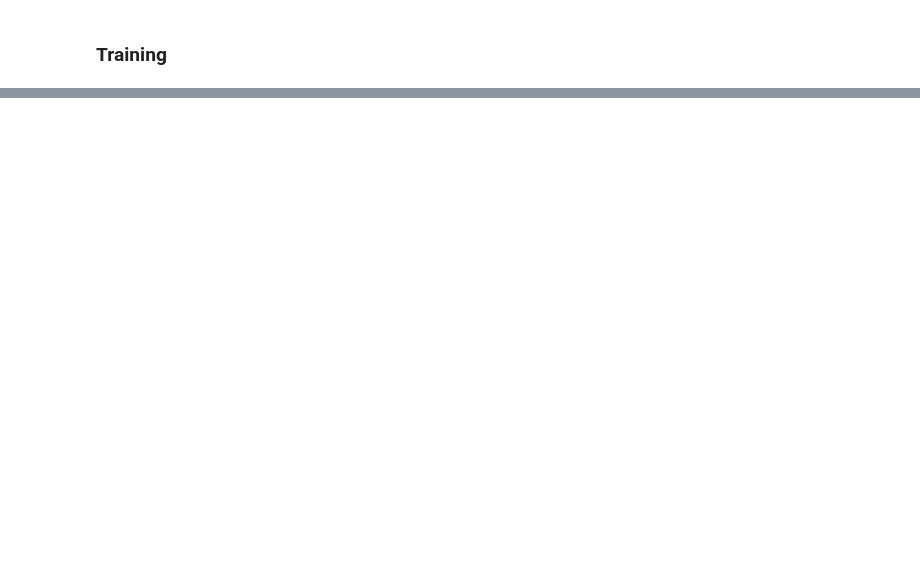
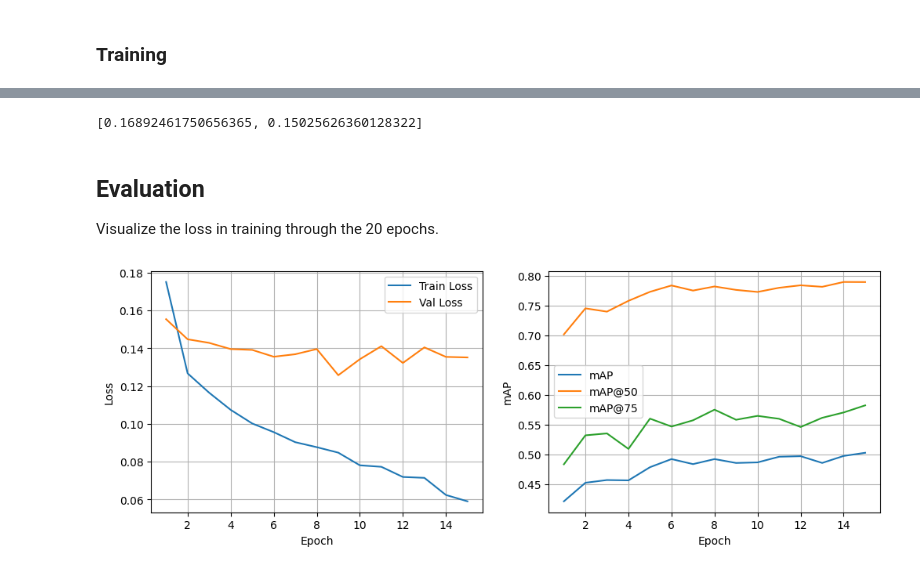
Before and after one commit to niklas-kessler/dl-med-img, a Jupyter notebook: Experiments.ipynb, the cells around one changed output, grey strips where cells are left out. Saved outputs shown, nothing was run; the diff lists cells and outputs as text; code cells hidden in the pictures; blank space fills up the shorter version.

```diff
--- a/Experiments.ipynb
+++ b/Experiments.ipynb
@@ -772,0 +824,35 @@ plt.show()
+# %%
+val_losses
+# %% [output]
+[0.16892461750656365, 0.15025626360128322]
+# %% [markdown]
+## Evaluation
+
+Visualize the loss in training through the 20 epochs.
+# %%
+epochs = range(1, len(train_losses) + 1)
+
+plt.figure(figsize=(12,4))
+
+plt.subplot(1,2,1)
+plt.plot(epochs, train_losses, label="Train Loss")
+plt.plot(epochs, val_losses, label="Val Loss")
+plt.xlabel("Epoch")
+plt.ylabel("Loss")
+plt.legend()
+plt.grid(True)
+
+plt.subplot(1,2,2)
+plt.plot(epochs, [h["mAP"] for h in history], label="mAP")
+plt.plot(epochs, [h["mAP_50"] for h in history], label="mAP@50")
+plt.plot(epochs, [h["mAP_75"] for h in history], label="mAP@75")
+plt.xlabel("Epoch")
+plt.ylabel("mAP")
+plt.legend()
+plt.grid(True)
+
+
+
+plt.show()
+# %% [output]
+[figure, added]
```
Also changed, not shown: parts of 17 cells of this notebook.
